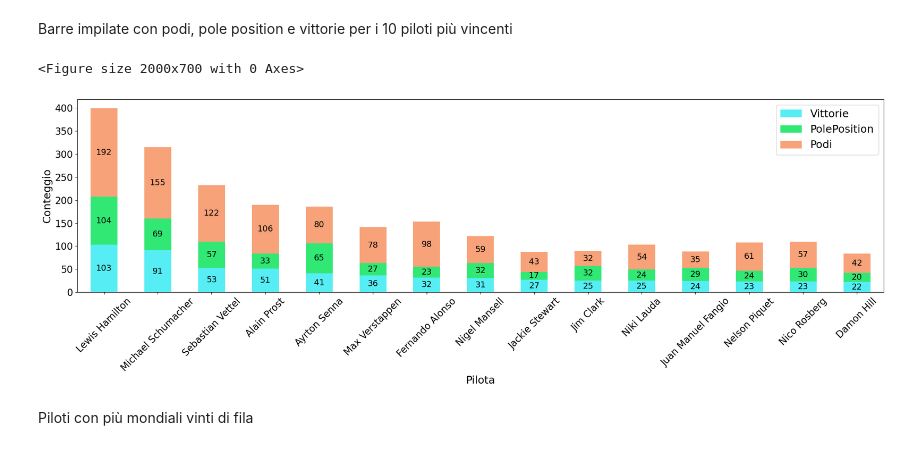
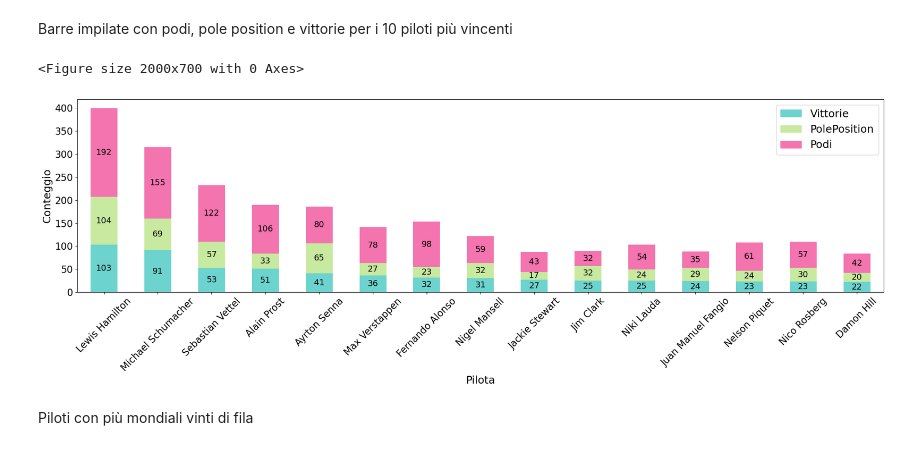
Before and after one commit to MatteoCelardo/F1_stats, a Jupyter notebook: sorgenti/piloti.ipynb, the cells around one changed output. Drawn from its saved outputs; the diff is of its cells as text; code cells hidden in the pictures.

Commit message:
adattamento colori per daltonici

```diff
--- a/sorgenti/piloti.ipynb
+++ b/sorgenti/piloti.ipynb
@@ -10,7 +10,7 @@ raceDet = pd.read_csv('../dataSets/race_details.csv')
 quali = pd.read_csv('../dataSets/qualifyings.csv')
 
 # palette dei colori
-palette = ['#b24c63', '#5438dc', '#46b6f1', '#56eef4', '#32e875', '#61210f', '#6dd3ce', '#c8e9a0', '#f7a278', '#351e29']
+palette = ['#b24c63', '#5438dc', '#46b6f1', '#56eef4', '#32e875', '#61210f', '#6dd3ce', '#c8e9a0', '#f7a278', '#351e29','#f374ae']
 # %% [markdown]
 Top 10 piloti con più gare disputate
 # %%
@@ -210,35 +210,35 @@ stat = stat.head(15)
 # Impostazione dell'indice su Driver per un accesso più semplice durante la visualizzazione
 stat.set_index('Driver', inplace=True)
 
 plt.figure(figsize=(20, 7))
 
 # Creazione del diagramma a barre impilate
-barre = stat[['Vittorie', 'PolePosition', 'Podi']].plot(kind='bar', stacked=True, figsize=(20, 7), color=[palette[3],palette[4],palette[8]])
+barre = stat[['Vittorie', 'PolePosition', 'Podi']].plot(kind='bar', stacked=True, figsize=(20, 7), color=[palette[6],palette[7],palette[10]])
 
 # Aggiunta etichette su ogni barra
 for idx, rect in enumerate(barre.patches):
     height = rect.get_height()
     if height > 0:  # Aggiungi solo etichette per le barre con altezza maggiore di 0
         plt.text(
             rect.get_x() + rect.get_width() / 2,  # Posizione x al centro della barra
             rect.get_y() + height / 2,            # Posizione y al centro della barra
             int(height),                          # Il valore da mostrare
             ha='center', va='center', fontsize=14  # Centra il testo e imposta la dimensione del carattere
         )
 
 plt.xlabel('Pilota',fontsize=18)
 plt.ylabel('Conteggio',fontsize=18)
 plt.yticks(fontsize=16)
 plt.legend(fontsize=18)
 plt.xticks(rotation=45,fontsize=16)
 plt.tight_layout()
 
 plt.savefig('../img/vitPolPod.png',format='png')
 
 plt.show()
 # %% [output]
 <Figure size 2000x700 with 0 Axes>
-[figure, old version]
+[figure, new version]
 # %% [markdown]
 Piloti con più mondiali vinti di fila
 # %%
```
Also changed, not shown: 4 other files.
